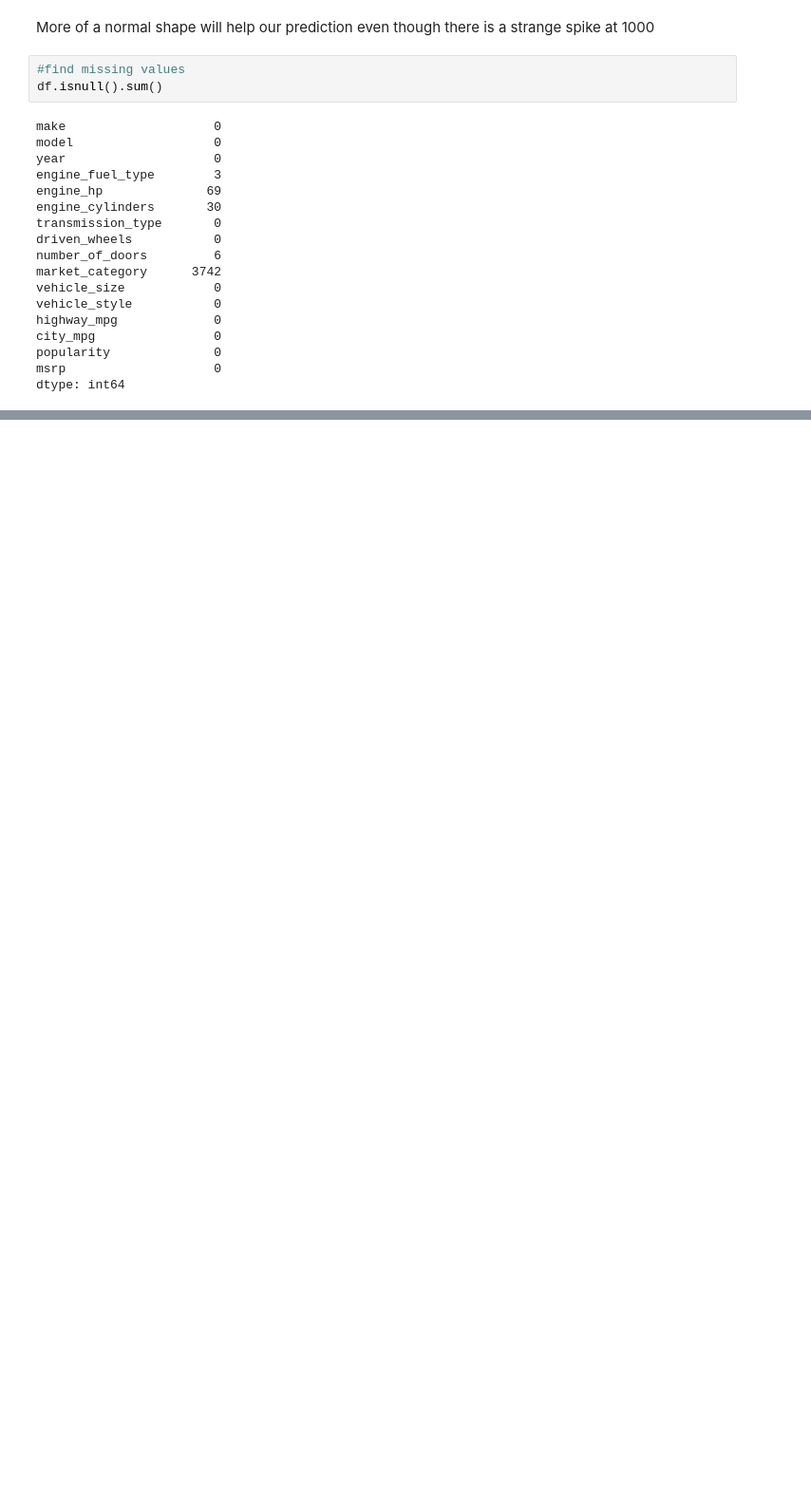
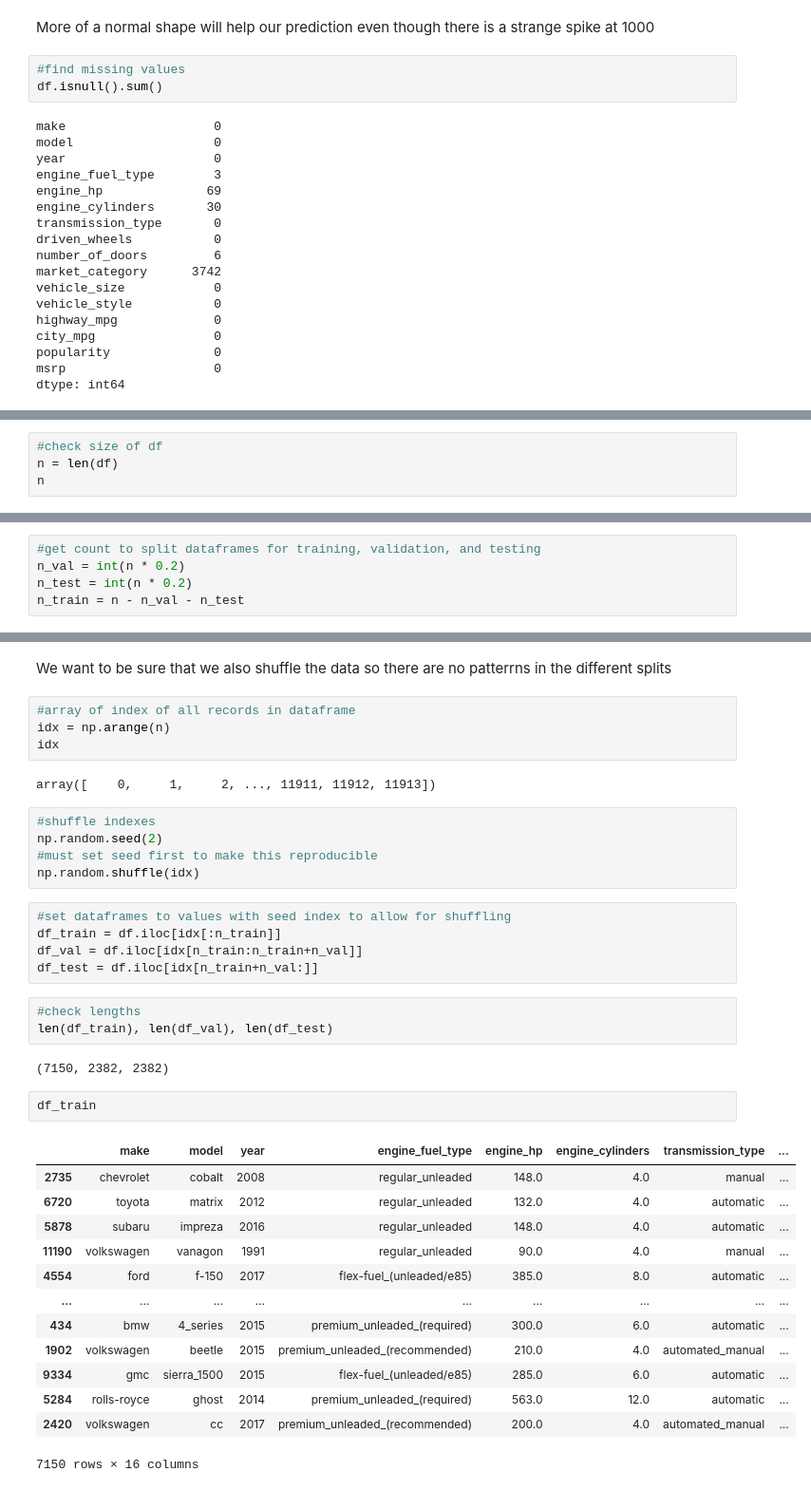
Before and after one commit to TylerJSimpson/machine_learning_zoomcamp, a Jupyter notebook: week_2/example.ipynb, the cells around one changed output, grey strips where cells are left out. Shown at 95% size. Drawn from its saved outputs; the diff is of its cells as text; blank space fills up the shorter version.

```diff
--- a/week_2/example.ipynb
+++ b/week_2/example.ipynb
@@ -186,0 +192,4 @@ dtype: int64
+# %%
+#check size of df
+n = len(df)
+n
@@ -186,0 +198,5 @@ dtype: int64
+# %%
+#get count to split dataframes for training, validation, and testing
+n_val = int(n * 0.2)
+n_test = int(n * 0.2)
+n_train = n - n_val - n_test
@@ -186,0 +210,39 @@ dtype: int64
+# %% [markdown]
+We want to be sure that we also shuffle the data so there are no patterrns in the different splits
+# %%
+#array of index of all records in dataframe
+idx = np.arange(n)
+idx
+# %% [output]
+array([    0,     1,     2, ..., 11911, 11912, 11913])
+# %%
+#shuffle indexes
+np.random.seed(2)
+#must set seed first to make this reproducible
+np.random.shuffle(idx)
+# %%
+#set dataframes to values with seed index to allow for shuffling
+df_train = df.iloc[idx[:n_train]]
+df_val = df.iloc[idx[n_train:n_train+n_val]]
+df_test = df.iloc[idx[n_train+n_val:]]
+# %%
+#check lengths
+len(df_train), len(df_val), len(df_test)
+# %% [output]
+(7150, 2382, 2382)
+# %%
+df_train
+# %% [output]
+|  | make | model | year | engine_fuel_type | engine_hp | engine_cylinders | transmission_type | ... |
+| 2735 | chevrolet | cobalt | 2008 | regular_unleaded | 148.0 | 4.0 | manual | ... |
+| 6720 | toyota | matrix | 2012 | regular_unleaded | 132.0 | 4.0 | automatic | ... |
+| 5878 | subaru | impreza | 2016 | regular_unleaded | 148.0 | 4.0 | automatic | ... |
+| 11190 | volkswagen | vanagon | 1991 | regular_unleaded | 90.0 | 4.0 | manual | ... |
+| 4554 | ford | f-150 | 2017 | flex-fuel_(unleaded/e85) | 385.0 | 8.0 | automatic | ... |
+| ... | ... | ... | ... | ... | ... | ... | ... | ... |
+| 434 | bmw | 4_series | 2015 | premium_unleaded_(required) | 300.0 | 6.0 | automatic | ... |
+| 1902 | volkswagen | beetle | 2015 | premium_unleaded_(recommended) | 210.0 | 4.0 | automated_manual | ... |
+| 9334 | gmc | sierra_1500 | 2015 | flex-fuel_(unleaded/e85) | 285.0 | 6.0 | automatic | ... |
+| 5284 | rolls-royce | ghost | 2014 | premium_unleaded_(required) | 563.0 | 12.0 | automatic | ... |
+| 2420 | volkswagen | cc | 2017 | premium_unleaded_(recommended) | 200.0 | 4.0 | automated_manual | ... |
+7150 rows × 16 columns
```
Also changed, not shown: parts of 39 cells of this notebook, 3 other files.
